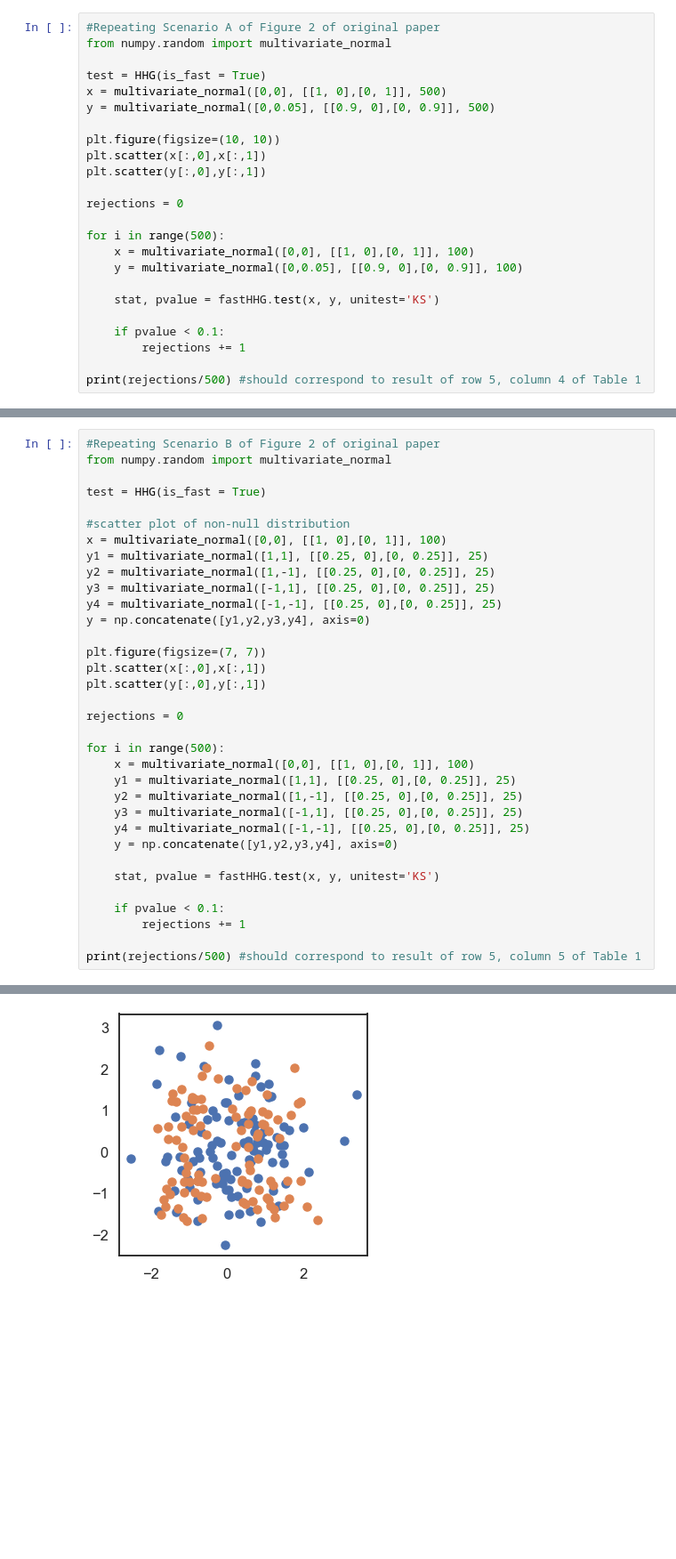
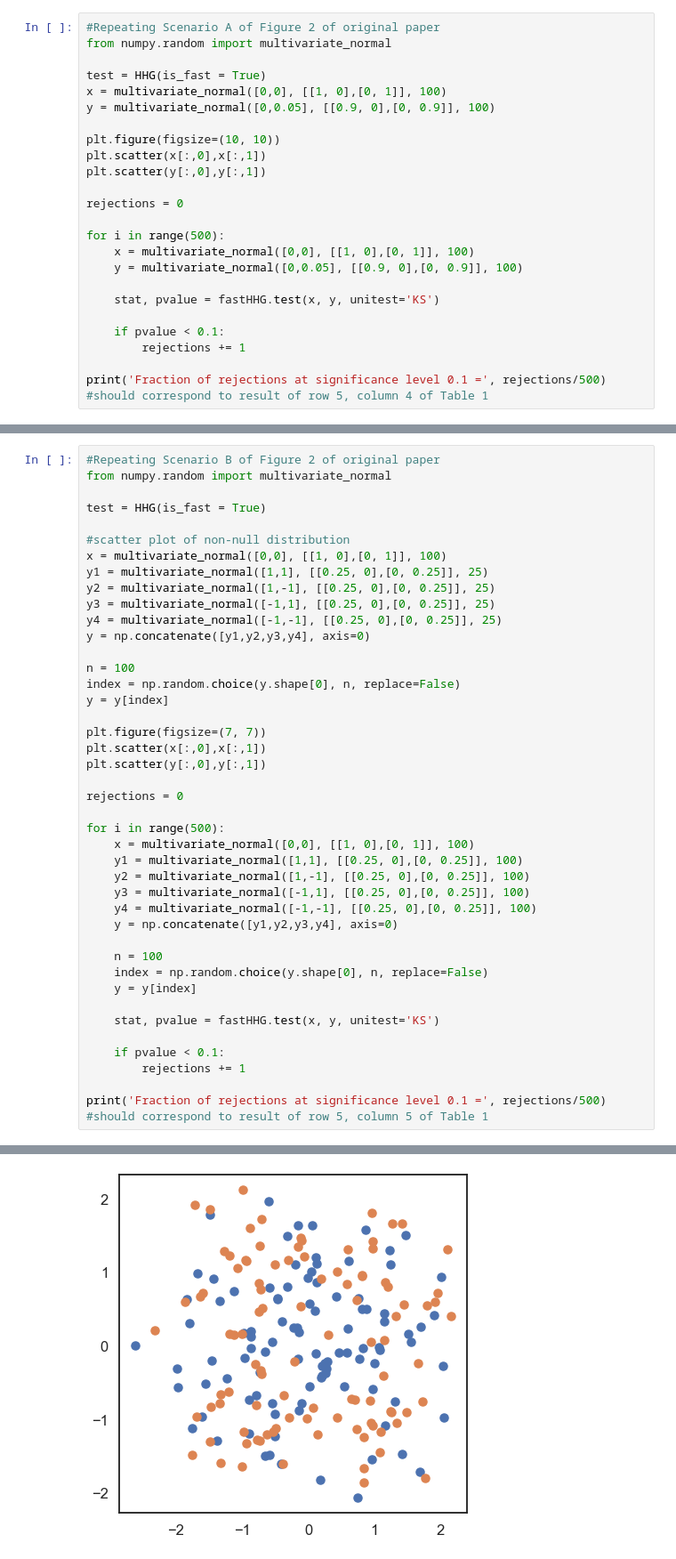
Before and after one commit to neurodata/hyppo, a Jupyter notebook: Fast HHG Tester.ipynb, the cells around one changed output, grey strips where cells are left out. Shown at 89% size. Drawn from its saved outputs; the diff is of its cells as text; blank space fills up the shorter version.

```diff
--- a/Fast HHG Tester.ipynb
+++ b/Fast HHG Tester.ipynb
@@ -33,8 +33,8 @@ fastHHG.test(x, y, unitest='KS')
 from numpy.random import multivariate_normal
 
 test = HHG(is_fast = True)
-x = multivariate_normal([0,0], [[1, 0],[0, 1]], 500)
-y = multivariate_normal([0,0.05], [[0.9, 0],[0, 0.9]], 500)
+x = multivariate_normal([0,0], [[1, 0],[0, 1]], 100)
+y = multivariate_normal([0,0.05], [[0.9, 0],[0, 0.9]], 100)
 
 plt.figure(figsize=(10, 10))
 plt.scatter(x[:,0],x[:,1])
@@ -51,5 +51,5 @@ for i in range(500):
     if pvalue < 0.1:
         rejections += 1
 
-print(rejections/500) #should correspond to result of row 5, column 4 of Table 1
+print('Fraction of rejections at significance level 0.1 =', rejections/500) #should correspond to result of row 5, column 4 of Table 1
 # %% [output]
@@ -69,6 +69,10 @@ y3 = multivariate_normal([-1,1], [[0.25, 0],[0, 0.25]], 25)
 y4 = multivariate_normal([-1,-1], [[0.25, 0],[0, 0.25]], 25)
 y = np.concatenate([y1,y2,y3,y4], axis=0)
 
+n = 100
+index = np.random.choice(y.shape[0], n, replace=False)
+y = y[index]
+
 plt.figure(figsize=(7, 7))
 plt.scatter(x[:,0],x[:,1])
 plt.scatter(y[:,0],y[:,1])
@@ -77,16 +81,20 @@ rejections = 0
 
 for i in range(500):
     x = multivariate_normal([0,0], [[1, 0],[0, 1]], 100)
-    y1 = multivariate_normal([1,1], [[0.25, 0],[0, 0.25]], 25)
-    y2 = multivariate_normal([1,-1], [[0.25, 0],[0, 0.25]], 25)
-    y3 = multivariate_normal([-1,1], [[0.25, 0],[0, 0.25]], 25)
-    y4 = multivariate_normal([-1,-1], [[0.25, 0],[0, 0.25]], 25)
+    y1 = multivariate_normal([1,1], [[0.25, 0],[0, 0.25]], 100)
+    y2 = multivariate_normal([1,-1], [[0.25, 0],[0, 0.25]], 100)
+    y3 = multivariate_normal([-1,1], [[0.25, 0],[0, 0.25]], 100)
+    y4 = multivariate_normal([-1,-1], [[0.25, 0],[0, 0.25]], 100)
     y = np.concatenate([y1,y2,y3,y4], axis=0)
+
+    n = 100
+    index = np.random.choice(y.shape[0], n, replace=False)
+    y = y[index]
 
     stat, pvalue = fastHHG.test(x, y, unitest='KS')
 
     if pvalue < 0.1:
         rejections += 1
 
-print(rejections/500) #should correspond to result of row 5, column 5 of Table 1
+print('Fraction of rejections at significance level 0.1 =', rejections/500) #should correspond to result of row 5, column 5 of Table 1
 # %% [output]
@@ -94,4 +102,4 @@ print(rejections/500) #should correspond to result of row 5, column 5 of Table 1
-[figure, old version]
+[figure, new version]
 # %%
 #Replicating Scenario C of Figure 2 of original paper
 from numpy.random import multivariate_normal
```
Also changed, not shown: parts of 7 cells of this notebook.
